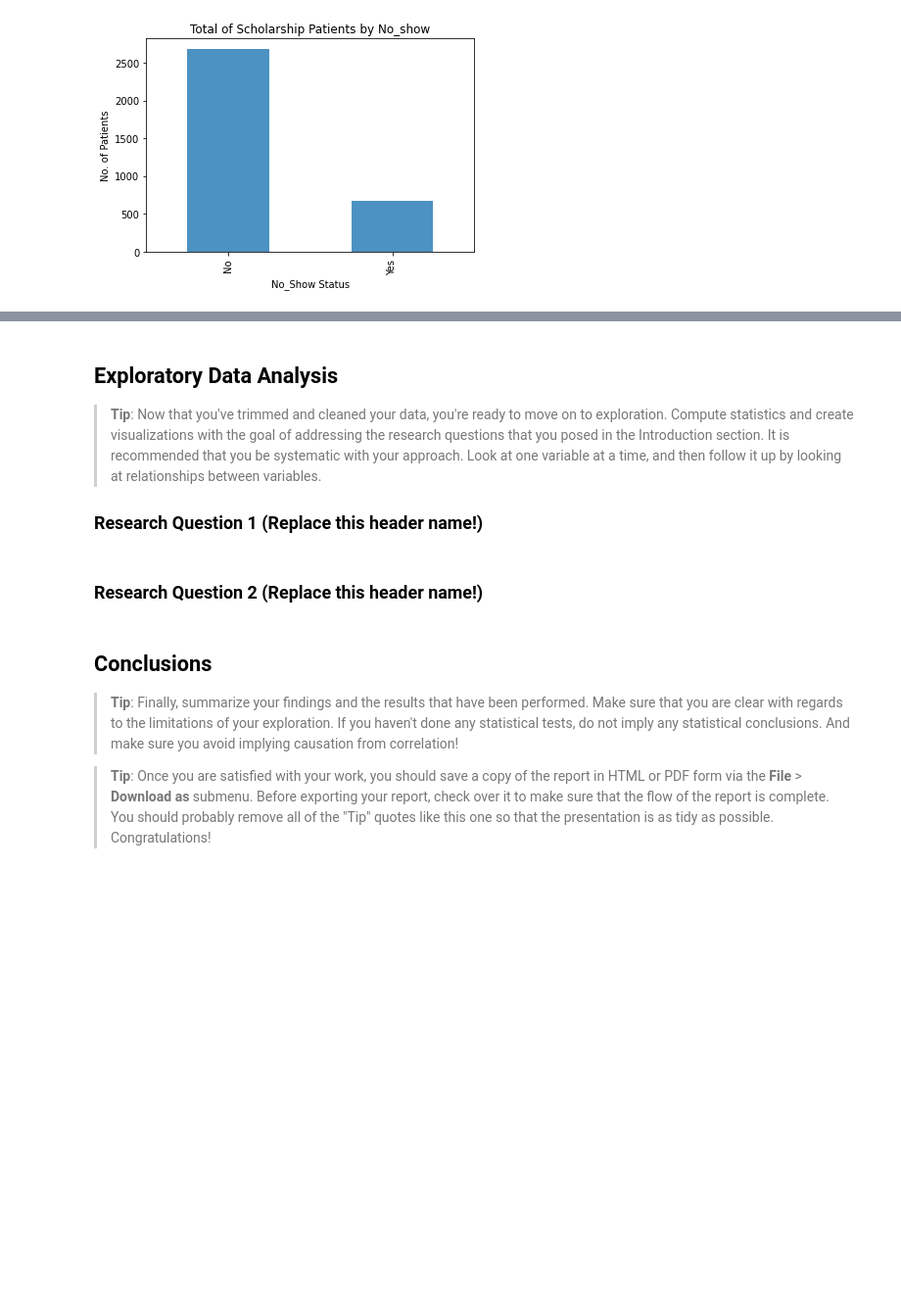
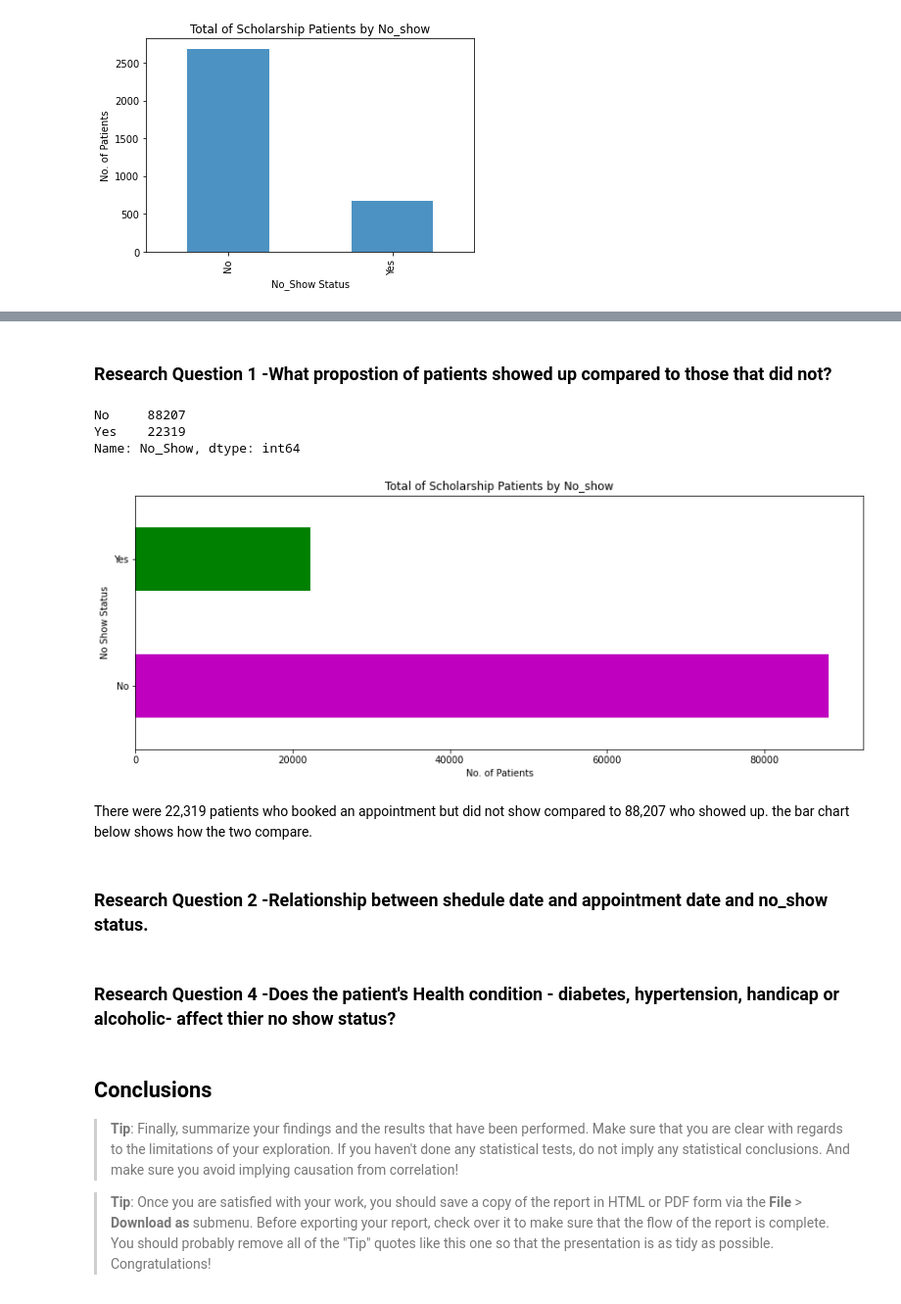
Before and after one commit to 3liud/Investigating_appointment_no_show_dataset, a Jupyter notebook: investigating_appointment_no_show_dataset.ipynb, the cells around one changed output, grey strips where cells are left out. Shown at 98% size. Cells and saved outputs as stored; diff of their text form; code cells hidden in the pictures; blank space fills up the shorter version.

Commit message:
First research question reponded to

```diff
--- a/investigating_appointment_no_show_dataset.ipynb
+++ b/investigating_appointment_no_show_dataset.ipynb
@@ -157,0 +161,12 @@ df_appoint.hist(figsize=(16, 12));
+# %%
+# converting AppointmentID and PatientID into strings
+string_col = ['PatientId', 'AppointmentID']
+for itm in string_col:
+    df_appoint[itm] = df_appoint[itm].astype('str')
+# %%
+# converting AppointmentDay and ScheduleDay to date format
+
+date_cols = ['ScheduledDay','AppointmentDay']
+for itm in date_cols:
+    df_appoint[itm] = df_appoint[itm].apply(pd.to_datetime).dt.date
+    df_appoint[itm] = df_appoint[itm].apply(pd.to_datetime)
@@ -215,7 +246,0 @@ plt.ylabel("No. of Patients");
-# %% [markdown]
-<a id='eda'></a>
-## Exploratory Data Analysis
-
-> **Tip**: Now that you've trimmed and cleaned your data, you're ready to move on to exploration. Compute statistics and create visualizations with the goal of addressing the research questions that you posed in the Introduction section. It is recommended that you be systematic with your approach. Look at one variable at a time, and then follow it up by looking at relationships between variables.
-
-### Research Question 1 (Replace this header name!)
@@ -225,2 +247,22 @@ plt.ylabel("No. of Patients");
-# %% [markdown]
-### Research Question 2  (Replace this header name!)
+# %% [markdown]
+### Research Question 1  -What propostion of patients showed up compared to those that did not?
+# %%
+#filtering data to show No_Shows based on Yes or No on the show status
+
+No_shows = df_appoint.No_Show.value_counts()
+No_shows
+# %% [output]
+No     88207
+Yes    22319
+Name: No_Show, dtype: int64
+# %%
+No_shows.plot(kind='barh',title='Total of Scholarship Patients by No_show',color=['m', 'g'], figsize=(14, 5));
+plt.xlabel("No. of Patients");
+plt.ylabel("No Show Status");
+# %% [output]
+[figure, added]
+# %% [markdown]
+There were 22,319 patients who booked an appointment but did not show compared to 88,207 who showed up.
+the bar chart below shows how the two compare.
+# %% [markdown]
+### Research Question 2  -Relationship between shedule date and appointment date and no_show status.
@@ -227,3 +273,5 @@ plt.ylabel("No. of Patients");
+# %% [markdown]
+### Research Question 4  -Does the patient's Health condition - diabetes, hypertension, handicap or alcoholic- affect thier no show status?
 # %%
 # Continue to explore the data to address your additional research
 #   questions. Add more headers as needed if you have more questions to
```
Also changed, not shown: parts of 16 cells of this notebook.
